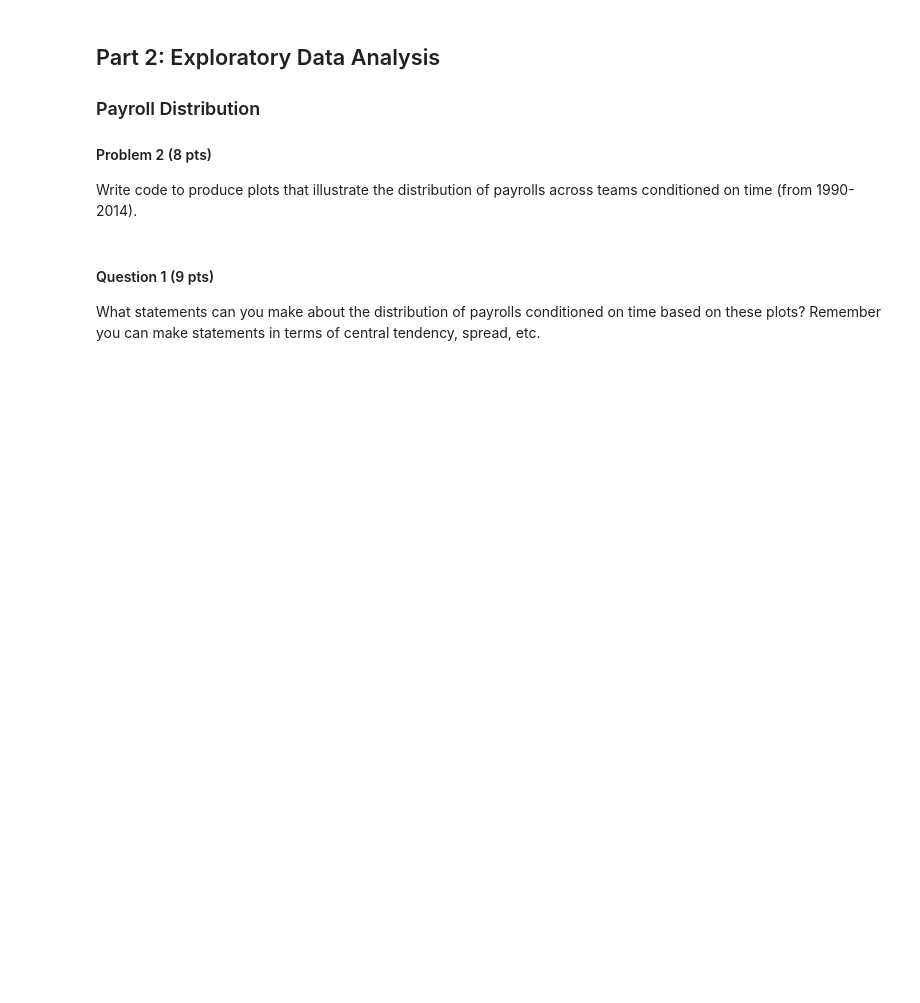
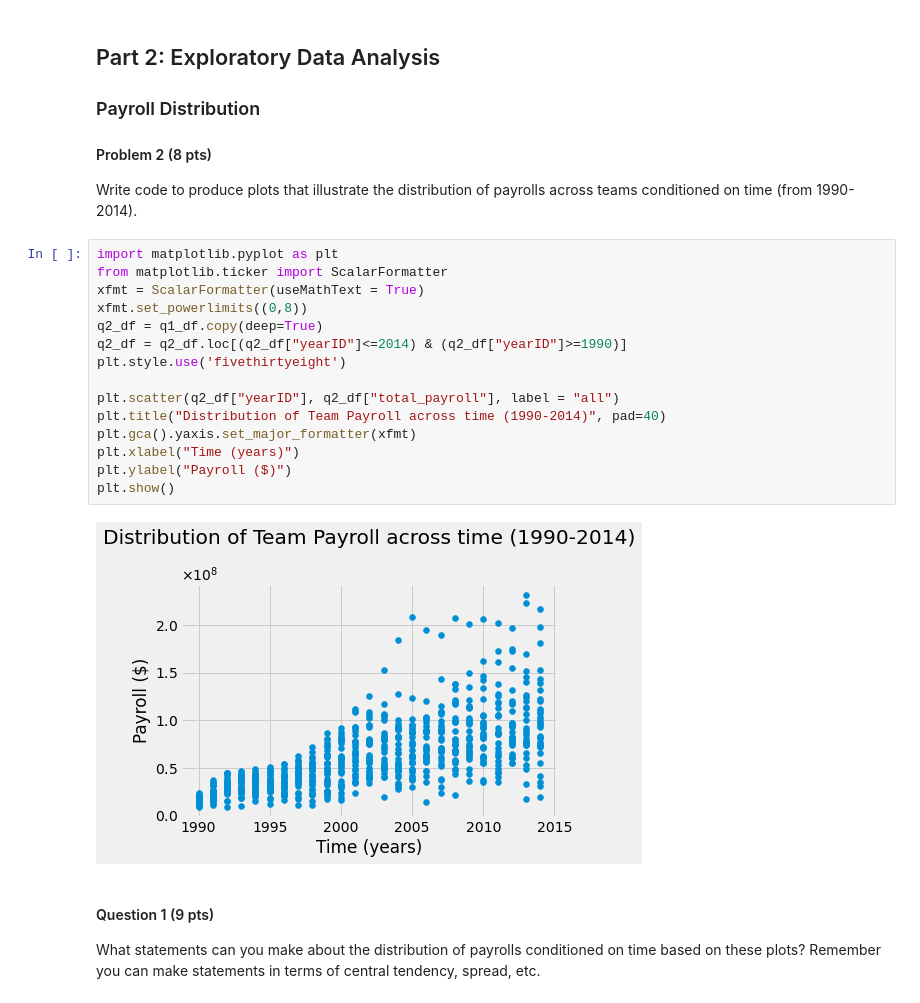
Before and after one commit to brutatoasta/320fall2022, a Jupyter notebook: project2/submit.ipynb, the cells around one changed output. Cells and saved outputs as stored; diff of their text form; blank space fills up the shorter version.

```diff
--- a/project2/submit.ipynb
+++ b/project2/submit.ipynb
@@ -81,6 +81,23 @@ q1_df
 #### Problem 2 (8 pts)
 
 Write code to produce plots that illustrate the distribution of payrolls across teams conditioned on time (from 1990-2014).
+# %%
+import matplotlib.pyplot as plt
+from matplotlib.ticker import ScalarFormatter
+xfmt = ScalarFormatter(useMathText = True)
+xfmt.set_powerlimits((0,8))
+q2_df = q1_df.copy(deep=True)
+q2_df = q2_df.loc[(q2_df["yearID"]<=2014) & (q2_df["yearID"]>=1990)]
+plt.style.use('fivethirtyeight')
+
+plt.scatter(q2_df["yearID"], q2_df["total_payroll"], label = "all")
+plt.title("Distribution of Team Payroll across time (1990-2014)", pad=40)
+plt.gca().yaxis.set_major_formatter(xfmt)
+plt.xlabel("Time (years)")
+plt.ylabel("Payroll ($)")
+plt.show()
+# %% [output]
+[figure, added]
 # %% [markdown]
 #### Question 1 (9 pts)
 
```
Also changed, not shown: parts of 13 cells of this notebook.
